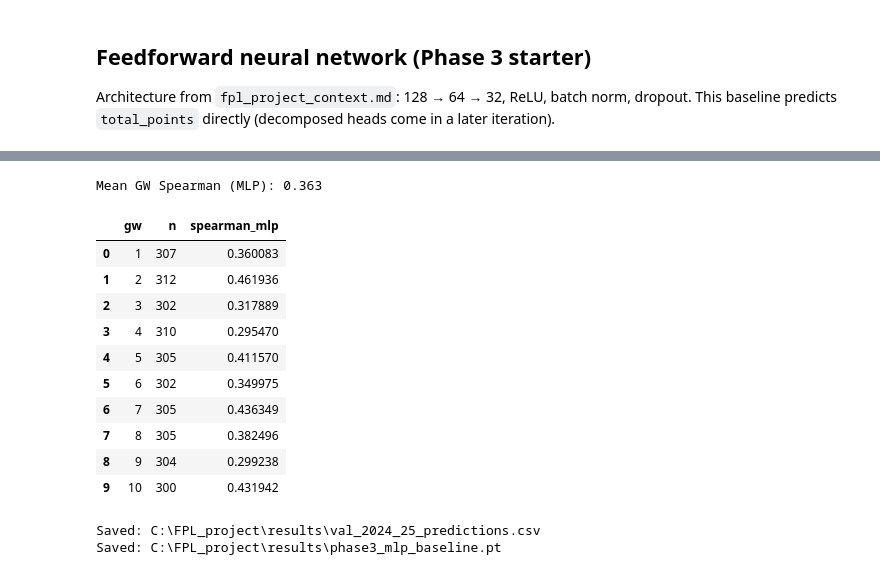
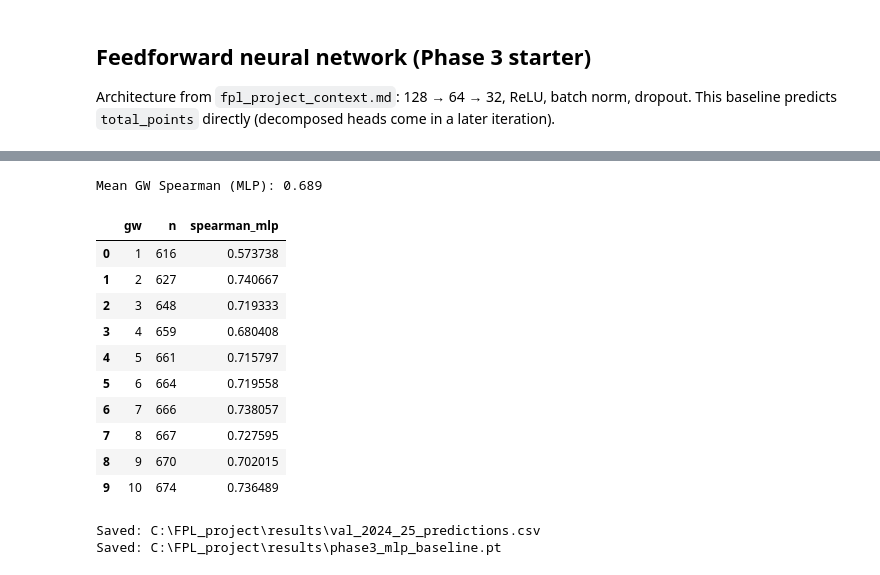
Before and after one commit to Karmosav/FPL_project, a Jupyter notebook: notebooks/02_phase3_baseline_model.ipynb, the cells around one changed output, grey strips where cells are left out. Drawn from its saved outputs; the diff is of its cells as text; code cells hidden in the pictures.

```diff
--- a/notebooks/02_phase3_baseline_model.ipynb
+++ b/notebooks/02_phase3_baseline_model.ipynb
@@ -223,14 +239,14 @@ def train_mlp(
 
     X_val_t = torch.tensor(X_val_s, dtype=torch.float32, device=DEVICE)
     y_val_t = torch.tensor(y_val, dtype=torch.float32, device=DEVICE)
-    val_idx = torch.tensor(np.where(val_mask)[0], device=DEVICE)
+    y_val_np = y_val
 
     optimizer = torch.optim.Adam(model.parameters(), lr=lr)
-    scheduler = torch.optim.lr_scheduler.ReduceLROnPlateau(optimizer, mode="min", factor=0.5, patience=2)
+    scheduler = torch.optim.lr_scheduler.ReduceLROnPlateau(optimizer, mode="max", factor=0.5, patience=2)
     loss_fn = nn.MSELoss()
 
     best_state = None
-    best_val_mae = float("inf")
+    best_val_rho = -1.0
     stale = 0
     history = []
 
@@ -249,16 +265,20 @@ def train_mlp(
         model.eval()
         with torch.no_grad():
             val_pred = model(X_val_t)
-            val_mae = mean_absolute_error(
-                y_val_t[val_idx].cpu().numpy(),
-                val_pred[val_idx].cpu().numpy(),
-            )
+            val_pred_np = val_pred.cpu().numpy()
+            val_rho = spearmanr(y_val_np, val_pred_np).statistic
+            val_mae = mean_absolute_error(y_val_np, val_pred_np)
 
-        scheduler.step(val_mae)
-        history.append({"epoch": epoch, "train_mse": float(np.mean(train_losses)), "val_mae_played": val_mae})
+        scheduler.step(val_rho)
+        history.append({
+            "epoch": epoch,
+            "train_mse": float(np.mean(train_losses)),
+            "val_spearman_all": val_rho,
+            "val_mae_all": val_mae,
+        })
 
-        if val_mae < best_val_mae:
-            best_val_mae = val_mae
+        if val_rho > best_val_rho:
+            best_val_rho = val_rho
             best_state = {k: v.detach().cpu().clone() for k, v in model.state_dict().items()}
             stale = 0
         else:
@@ -282,7 +302,7 @@ nn_model, val_pred_nn, train_history = train_mlp(
     scored_mask(val_df),
 )
 
-nn_metrics = regression_metrics(y_val[scored_mask(val_df)], val_pred_nn[scored_mask(val_df)])
+nn_metrics = eval_both_slices(y_val, val_pred_nn, scored_mask(val_df))
 nn_metrics["model"] = "mlp_points"
 print("Best epochs logged:", len(train_history))
 pd.Series(nn_metrics)
@@ -307,29 +333,29 @@ comparison
 # %%
-# Per-gameweek Spearman on validation season (played rows only).
-val_scored = val_df.loc[scored_mask(val_df)].copy()
-val_scored["pred_mlp"] = val_pred_nn[scored_mask(val_df)]
+# Per-gameweek Spearman on validation season
+val_gw = val_df.copy()
+val_gw["pred_mlp"] = val_pred_nn
 
 gw_spearman = []
-for gw, chunk in val_scored.groupby("gw"):
+for gw, chunk in val_gw.groupby("gw"):
     if len(chunk) < 30:
         continue
     rho = spearmanr(chunk[TARGET], chunk["pred_mlp"]).statistic
     gw_spearman.append({"gw": gw, "n": len(chunk), "spearman_mlp": rho})
 
 gw_df = pd.DataFrame(gw_spearman)
 print("Mean GW Spearman (MLP):", gw_df["spearman_mlp"].mean().round(3))
 gw_df.head(10)
 # %% [output]
-Mean GW Spearman (MLP): 0.363
+Mean GW Spearman (MLP): 0.689
 |  | gw | n | spearman_mlp |
-| 0 | 1 | 307 | 0.360083 |
-| 1 | 2 | 312 | 0.461936 |
-| 2 | 3 | 302 | 0.317889 |
-| 3 | 4 | 310 | 0.295470 |
-| 4 | 5 | 305 | 0.411570 |
-| 5 | 6 | 302 | 0.349975 |
-| 6 | 7 | 305 | 0.436349 |
-| 7 | 8 | 305 | 0.382496 |
-| 8 | 9 | 304 | 0.299238 |
-| 9 | 10 | 300 | 0.431942 |
+| 0 | 1 | 616 | 0.573738 |
+| 1 | 2 | 627 | 0.740667 |
+| 2 | 3 | 648 | 0.719333 |
+| 3 | 4 | 659 | 0.680408 |
+| 4 | 5 | 661 | 0.715797 |
+| 5 | 6 | 664 | 0.719558 |
+| 6 | 7 | 666 | 0.738057 |
+| 7 | 8 | 667 | 0.727595 |
+| 8 | 9 | 670 | 0.702015 |
+| 9 | 10 | 674 | 0.736489 |
 # %%
```
Also changed, not shown: parts of 7 cells of this notebook, 15 other files.
